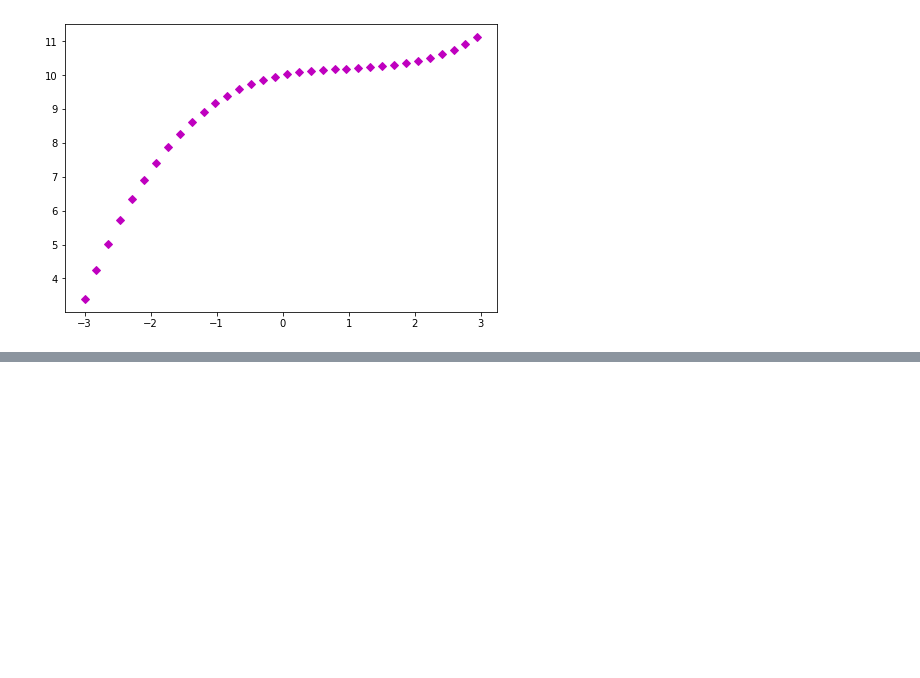
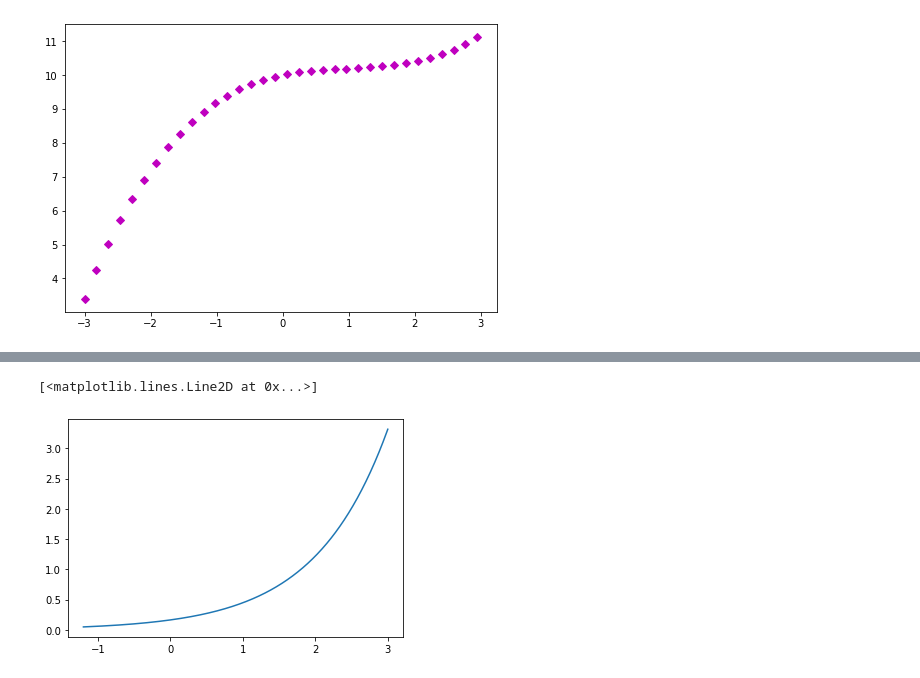
Before and after one commit to asyachin/Unit_2, a Jupyter notebook: 10-Graphic_Pandas.ipynb, the cells around one changed output, grey strips where cells are left out. Drawn from its saved outputs; the diff is of its cells as text; code cells hidden in the pictures; blank space fills up the shorter version.

```diff
--- a/10-Graphic_Pandas.ipynb
+++ b/10-Graphic_Pandas.ipynb
@@ -343,0 +354,5 @@ axes.plot(x[::30], y2[::30], 'mD')
+# %%
+plt.plot(x[300:], y1[:700])
+# %% [output]
+[<matplotlib.lines.Line2D at 0x...>]
+[figure, added]
```
Also changed, not shown: parts of 6 cells of this notebook.
